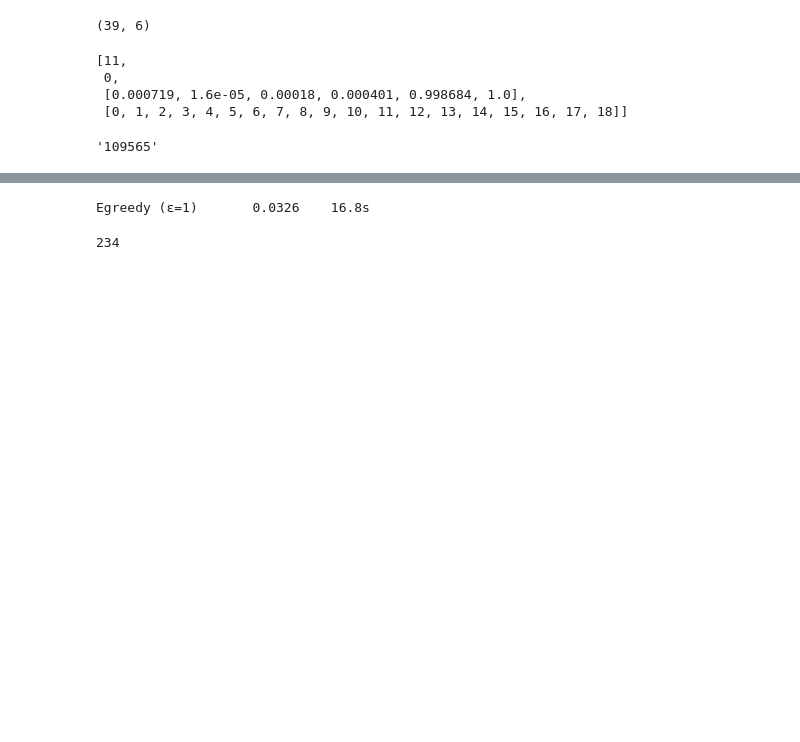
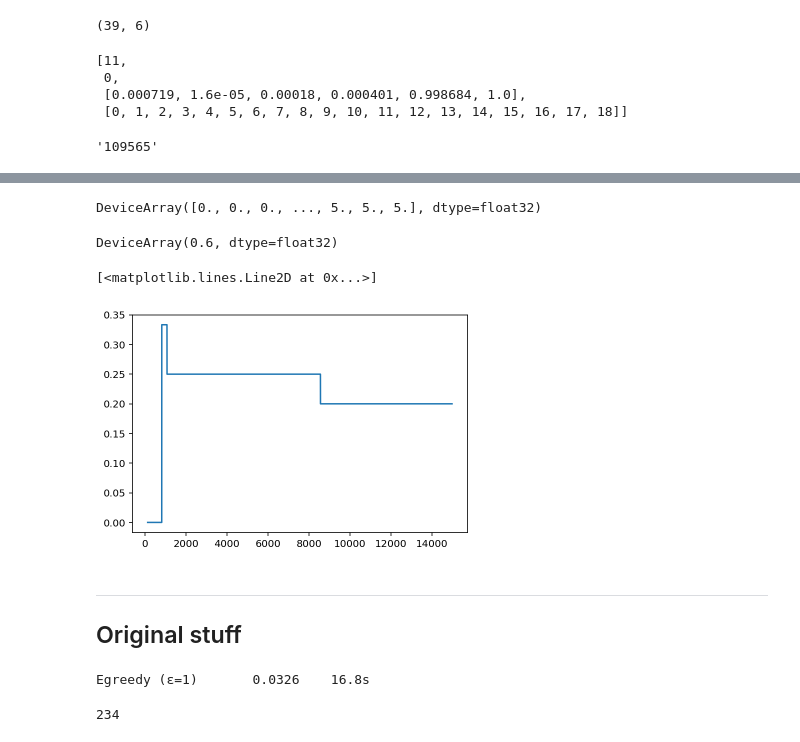
Before and after one commit to gerdm/Personalized-News-Recommendation, a Jupyter notebook: experiments/dataset_size.ipynb, the cells around one changed output, grey strips where cells are left out. Saved outputs shown, nothing was run; the diff lists cells and outputs as text; code cells hidden in the pictures; blank space fills up the shorter version.

Commit message:
feat: dataset_size.ipynb
Add example with sample of a day's worth of data using a LinearBandit

```diff
--- a/experiments/dataset_size.ipynb
+++ b/experiments/dataset_size.ipynb
@@ -82,0 +236,5 @@ import jax
+# %%
+rewards_samp = clicked_samp[:n_warmup]
+actions_samp = chosen_articles_samp[:n_warmup]
+# %%
+belief_state = bandit.init_bel(None, context_warmup, None, actions_samp, rewards_samp)
@@ -82,0 +243,8 @@ import jax
+# %%
+user_features_train = user_features_samp[n_warmup:, :]
+chosen_articles_train = chosen_articles_samp[n_warmup:]
+articles_context_train = articles_context_samp[n_warmup:, :]
+clicked_train = clicked_samp[n_warmup:]
+# %%
+key = jax.random.PRNGKey(314)
+final_belief_state, (total_reward_hist, n_events_hist, carry_hist) = env.run(key, belief_state, user_features_train, chosen_articles_train, articles_context_train, clicked_train)
@@ -83,3 +253,20 @@ import jax
+# %%
+n_events_hist
+# %% [output]
+DeviceArray([0., 0., 0., ..., 5., 5., 5.], dtype=float32)
+# %%
+(total_reward_hist * carry_hist).sum() / carry_hist.sum()
+# %% [output]
+DeviceArray(0.6, dtype=float32)
+# %%
+plt.plot(total_reward_hist / n_events_hist)
+# %% [output]
+[<matplotlib.lines.Line2D at 0x...>]
+[figure, added]
+# %% [markdown]
+----
+
+## Original stuff
 # %%
 _, deploy = evaluate(Egreedy(1))
 rnd_ctr = deploy[-1]
```
Also changed, not shown: parts of 22 cells of this notebook.
